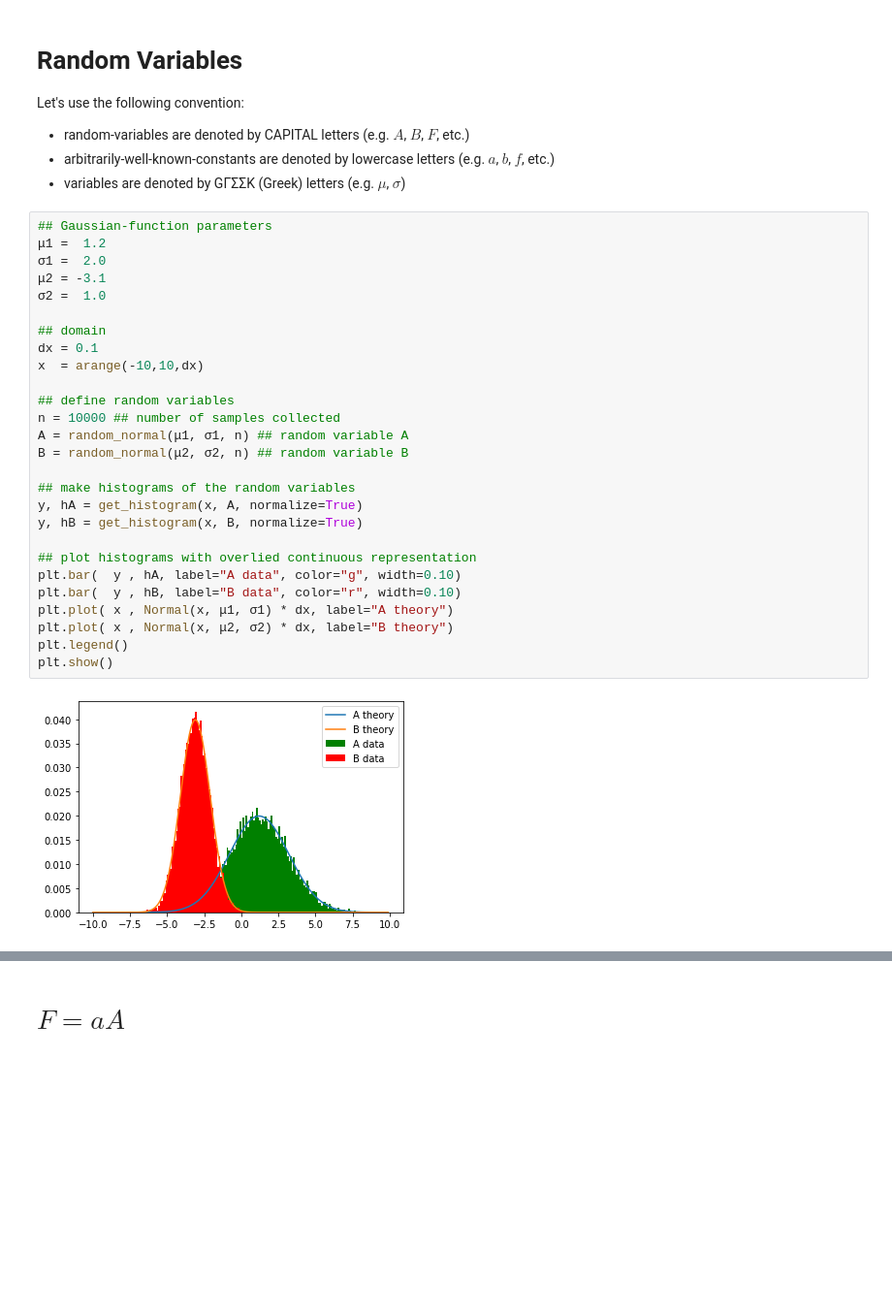
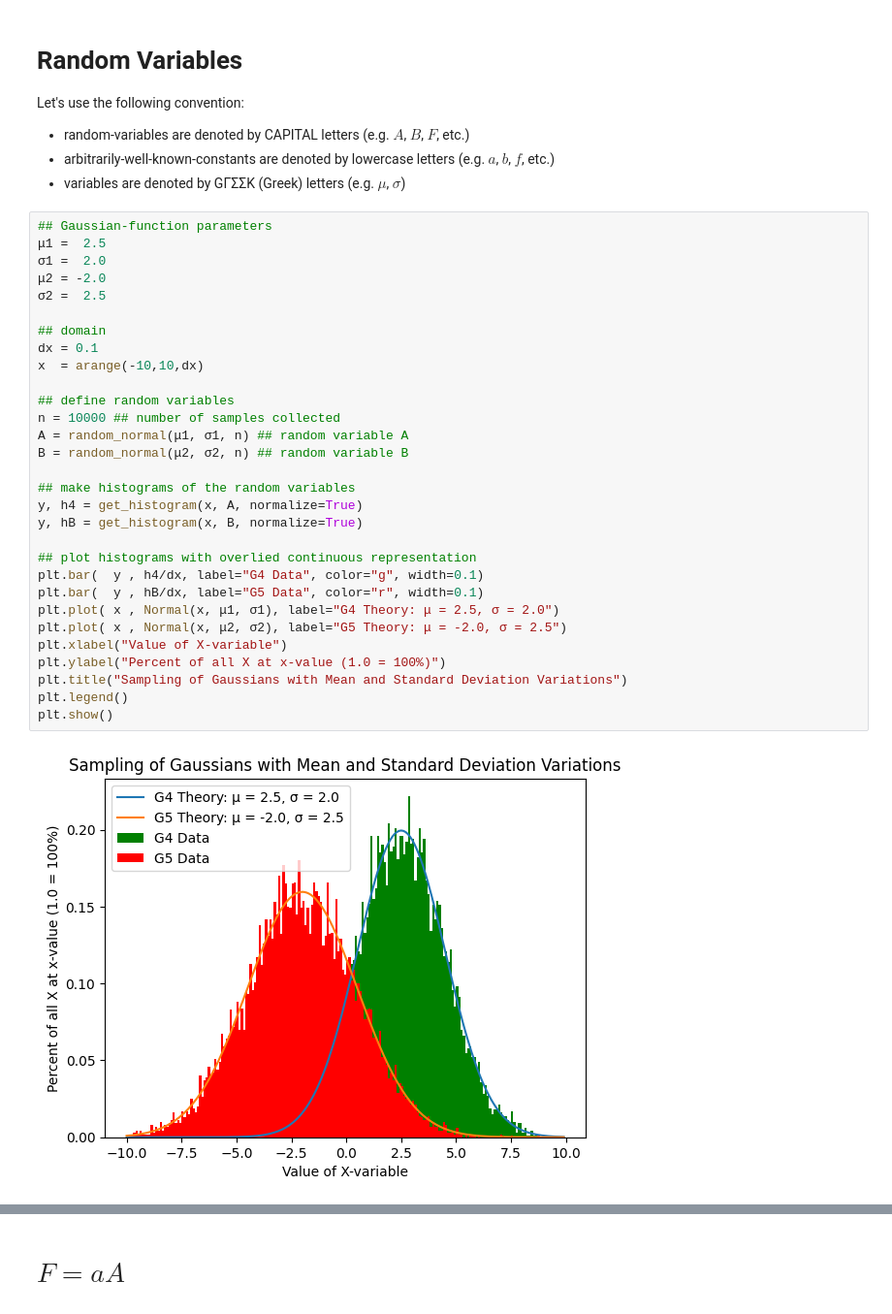
Before and after one commit to CalebAnderson22/PHY122, a Jupyter notebook: ErrorLab4.ipynb, the cells around one changed output, grey strips where cells are left out. Shown at 97% size. Saved outputs shown, nothing was run; the diff lists cells and outputs as text; blank space fills up the shorter version.

```diff
--- a/ErrorLab4.ipynb
+++ b/ErrorLab4.ipynb
@@ -58,30 +70,33 @@ Let's use the following convention:
 *   variables are denoted by GΓΣΣΚ (Greek) letters (e.g. $\mu$, $\sigma$)
 # %%
 ## Gaussian-function parameters
-μ1 =  1.2
+μ1 =  2.5
 σ1 =  2.0
-μ2 = -3.1
-σ2 =  1.0
+μ2 = -2.0
+σ2 =  2.5
 
 ## domain
 dx = 0.1
 x  = arange(-10,10,dx)
 
 ## define random variables
 n = 10000 ## number of samples collected
 A = random_normal(μ1, σ1, n) ## random variable A
 B = random_normal(μ2, σ2, n) ## random variable B
 
 ## make histograms of the random variables
-y, hA = get_histogram(x, A, normalize=True)
+y, h4 = get_histogram(x, A, normalize=True)
 y, hB = get_histogram(x, B, normalize=True)
 
 ## plot histograms with overlied continuous representation
-plt.bar(  y , hA, label="A data", color="g", width=0.10)
-plt.bar(  y , hB, label="B data", color="r", width=0.10)
-plt.plot( x , Normal(x, μ1, σ1) * dx, label="A theory")
-plt.plot( x , Normal(x, μ2, σ2) * dx, label="B theory")
+plt.bar(  y , h4/dx, label="G4 Data", color="g", width=0.1)
+plt.bar(  y , hB/dx, label="G5 Data", color="r", width=0.1)
+plt.plot( x , Normal(x, μ1, σ1), label="G4 Theory: μ = 2.5, σ = 2.0")
+plt.plot( x , Normal(x, μ2, σ2), label="G5 Theory: μ = -2.0, σ = 2.5")
+plt.xlabel("Value of X-variable")
+plt.ylabel("Percent of all X at x-value (1.0 = 100%)")
+plt.title("Sampling of Gaussians with Mean and Standard Deviation Variations")
 plt.legend()
 plt.show()
 # %% [output]
-[figure, old version]
+[figure, new version]
```
Also changed, not shown: parts of 20 cells of this notebook.
